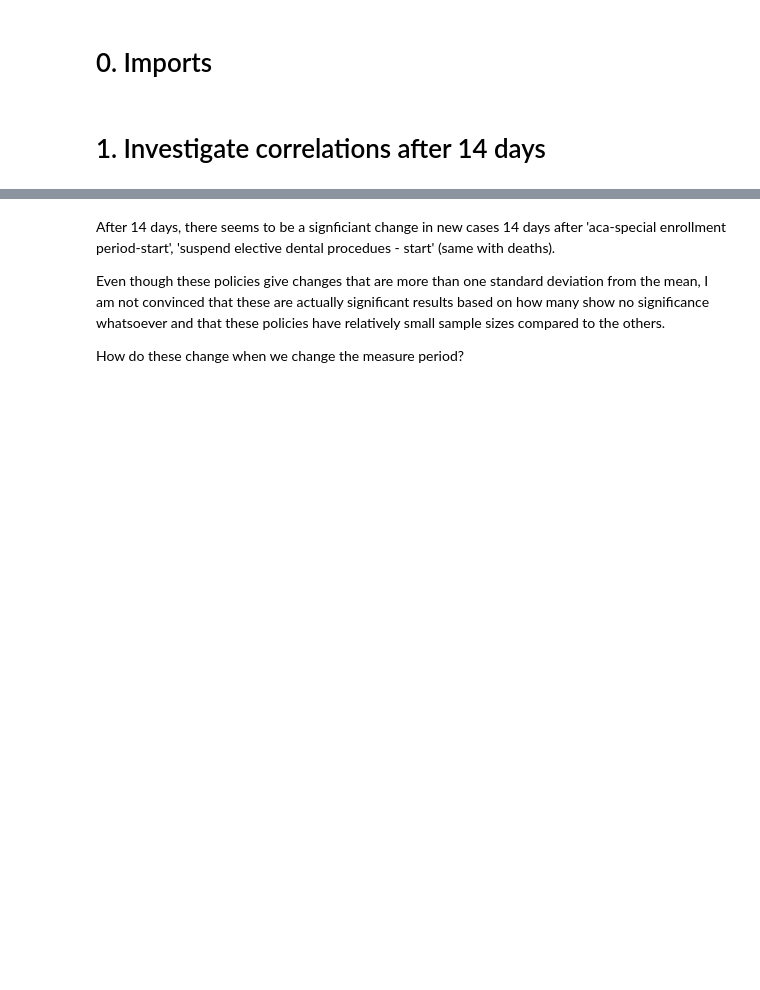
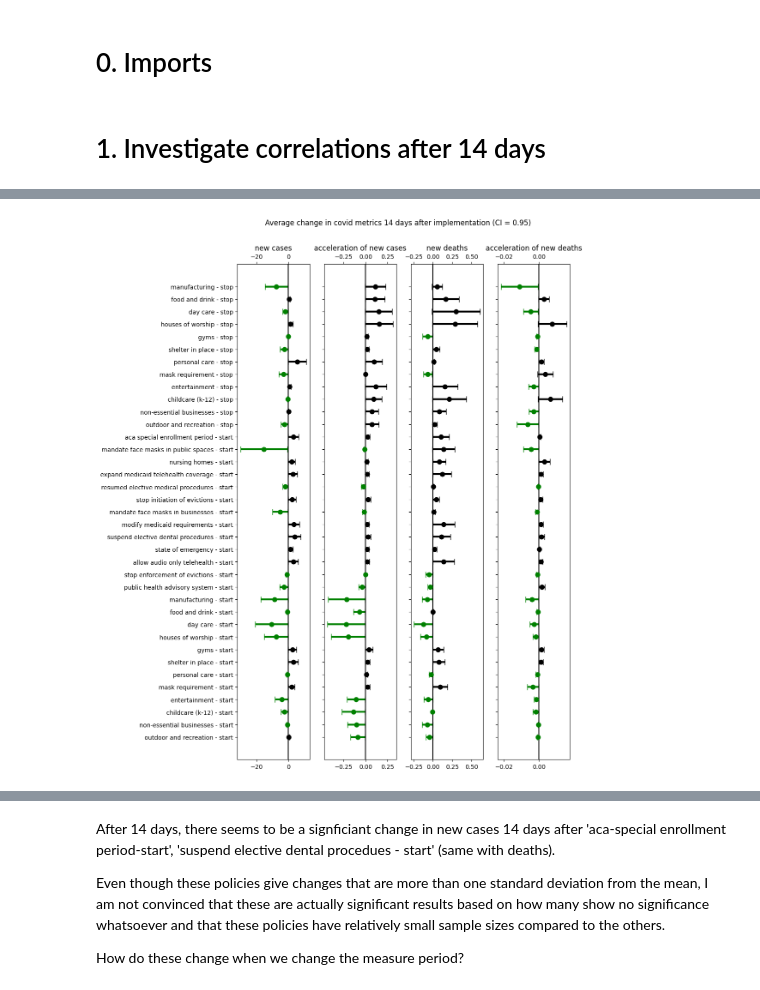
Before and after one commit to apalermo01/Covid-19-correlation-analysis, a Jupyter notebook: 04-Average cases and deaths at and after policy implementation.ipynb, the cells around one changed output, grey strips where cells are left out. Saved outputs shown, nothing was run; the diff lists cells and outputs as text; code cells hidden in the pictures; blank space fills up the shorter version.

```diff
--- a/04-Average cases and deaths at and after policy implementation.ipynb
+++ b/04-Average cases and deaths at and after policy implementation.ipynb
@@ -61,0 +72,7 @@ plot_delta_stats(delta_stats,
+# %%
+fig = plot_delta_stats(delta_stats,
+                 save_figure=True,
+                 interval="0.95",
+                 filename="./figures/average_changes_in_covid_metrics_14_days_95CI.png");
+# %% [output]
+[figure, added]
```
Also changed, not shown: parts of 10 cells of this notebook, 5 other files.
